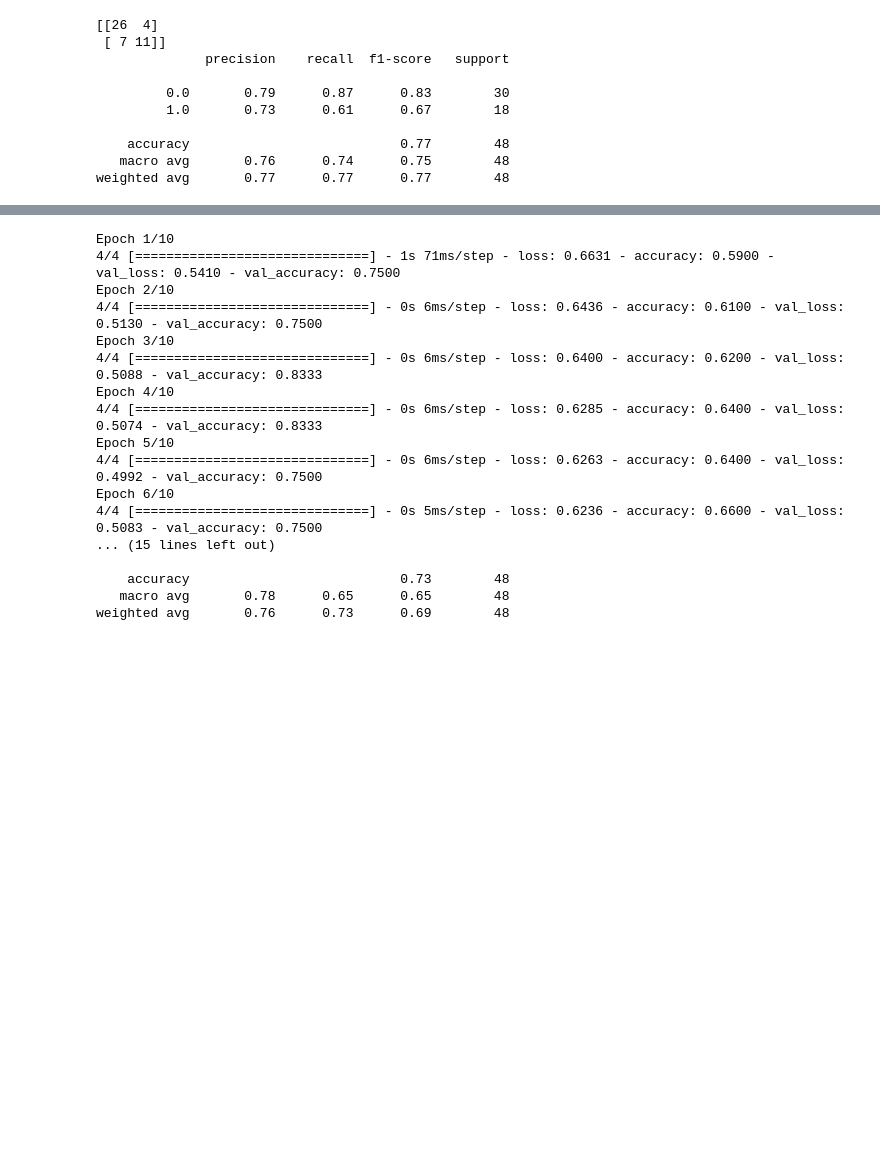
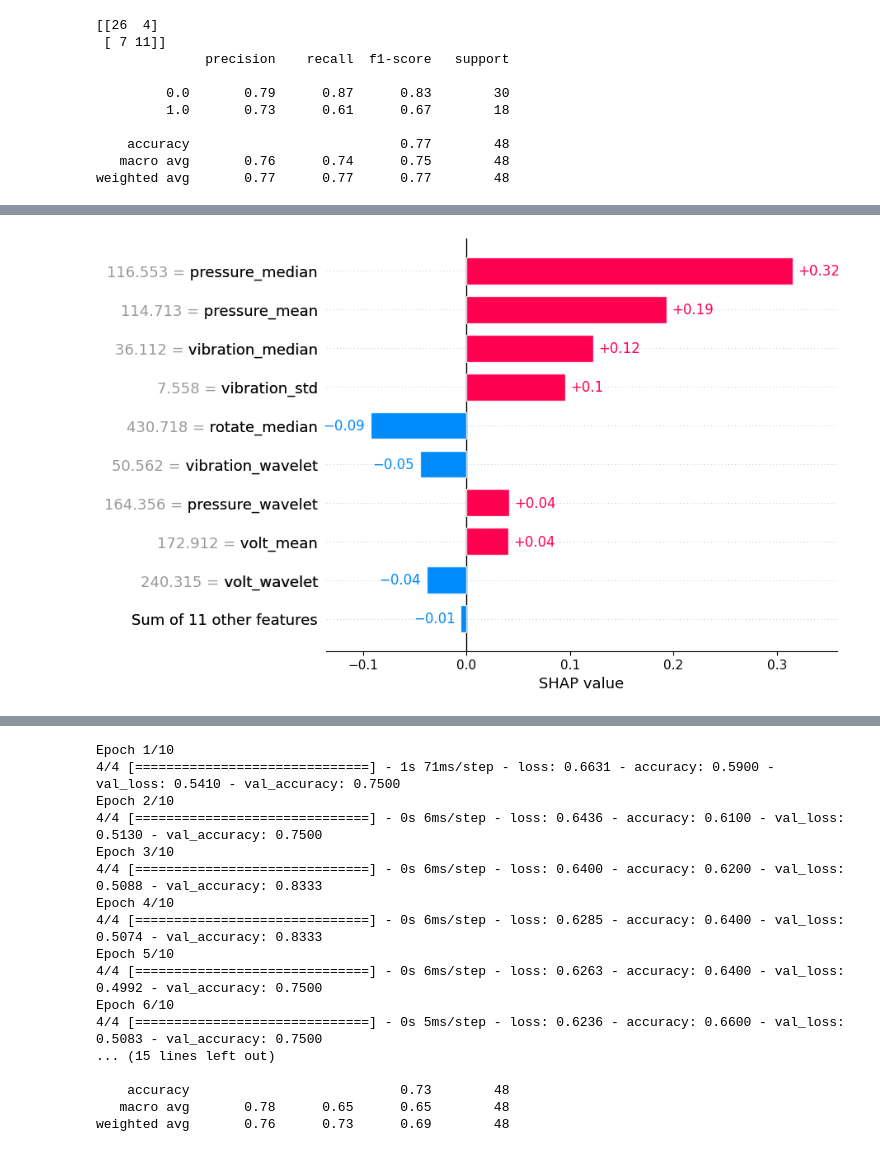
Before and after one commit to pnferreira/koru-analise-dados, a Jupyter notebook: aprendizado-de-maquina/aula6-extra.ipynb, the cells around one changed output, grey strips where cells are left out. Drawn from its saved outputs; the diff is of its cells as text; code cells hidden in the pictures; blank space fills up the shorter version.

```diff
--- a/aprendizado-de-maquina/aula6-extra.ipynb
+++ b/aprendizado-de-maquina/aula6-extra.ipynb
@@ -150,0 +178,4 @@ weighted avg       0.77      0.77      0.77        48
+# %%
+shap.plots.bar(shap_values[2])
+# %% [output]
+[figure, added]
```
Also changed, not shown: parts of 3 cells of this notebook, 9 other files.
